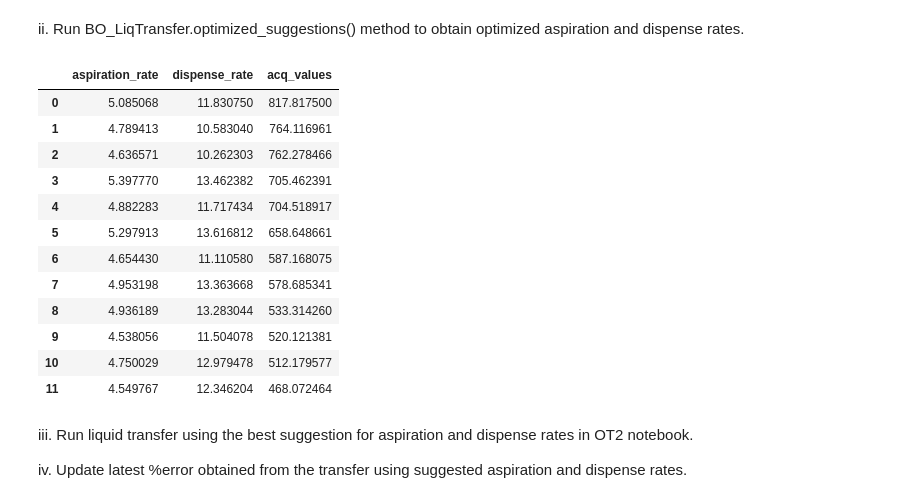
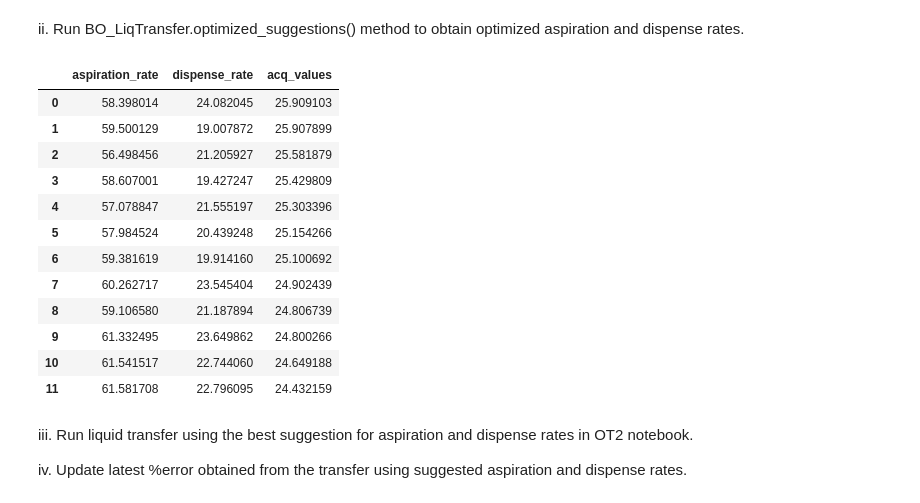
Before and after one commit to Quijanove/viscosity_liquid_transfer_Pablo, a Jupyter notebook: BOTorch_optimization_individual_volume.ipynb, the cells around one changed output. Saved outputs shown, nothing was run; the diff lists cells and outputs as text; code cells hidden in the pictures.

```diff
--- a/BOTorch_optimization_individual_volume.ipynb
+++ b/BOTorch_optimization_individual_volume.ipynb
@@ -212,12 +212,12 @@ i.   Create BO_LiqTransfer object and load data set.
 Please set liquid name and volume to transfer according to the experiment.
 # %%
 # Change according to experiment
-liquid_name = 'Viscosity_std_1275'
+liquid_name = 'Viscosity_std_505'
 experiment = '3_vol_opt' #or '3_vol_opt'
 
 # Do not change
 liq = BO_LiqTransfer(liquid_name)
-liq.data_from_csv('Opentrons_experiments\\Random_initialisation_data_ver3\\' +liquid_name+'.csv')
+liq.data_from_csv('Opentrons_experiments\\Random_initialisation_data_ver3\\' +liquid_name+'_duplicate_edited.csv')
 liq._data
 # %% [output]
 |  | liquid | pipette | volume | aspiration_rate | dispense_rate | blow_out_rate | delay_aspirate | ... |
@@ -237,22 +240,22 @@ liq._data
 
 ii.   Run BO_LiqTransfer.optimized_suggestions() method to obtain optimized aspiration and dispense rates.
 # %%
-volume = 100
+volume = 500
 liq.optimized_suggestions(volume)
 # %% [output]
 |  | aspiration_rate | dispense_rate | acq_values |
-| 0 | 5.085068 | 11.830750 | 817.817500 |
-| 1 | 4.789413 | 10.583040 | 764.116961 |
-| 2 | 4.636571 | 10.262303 | 762.278466 |
-| 3 | 5.397770 | 13.462382 | 705.462391 |
-| 4 | 4.882283 | 11.717434 | 704.518917 |
-| 5 | 5.297913 | 13.616812 | 658.648661 |
-| 6 | 4.654430 | 11.110580 | 587.168075 |
-| 7 | 4.953198 | 13.363668 | 578.685341 |
-| 8 | 4.936189 | 13.283044 | 533.314260 |
-| 9 | 4.538056 | 11.504078 | 520.121381 |
-| 10 | 4.750029 | 12.979478 | 512.179577 |
-| 11 | 4.549767 | 12.346204 | 468.072464 |
+| 0 | 58.398014 | 24.082045 | 25.909103 |
+| 1 | 59.500129 | 19.007872 | 25.907899 |
+| 2 | 56.498456 | 21.205927 | 25.581879 |
+| 3 | 58.607001 | 19.427247 | 25.429809 |
+| 4 | 57.078847 | 21.555197 | 25.303396 |
+| 5 | 57.984524 | 20.439248 | 25.154266 |
+| 6 | 59.381619 | 19.914160 | 25.100692 |
+| 7 | 60.262717 | 23.545404 | 24.902439 |
+| 8 | 59.106580 | 21.187894 | 24.806739 |
+| 9 | 61.332495 | 23.649862 | 24.800266 |
+| 10 | 61.541517 | 22.744060 | 24.649188 |
+| 11 | 61.581708 | 22.796095 | 24.432159 |
 # %% [markdown]
 iii. Run liquid transfer using the best suggestion for aspiration and dispense rates in OT2 notebook.
 
```
Also changed, not shown: parts of 3 cells of this notebook, 2 other files.
